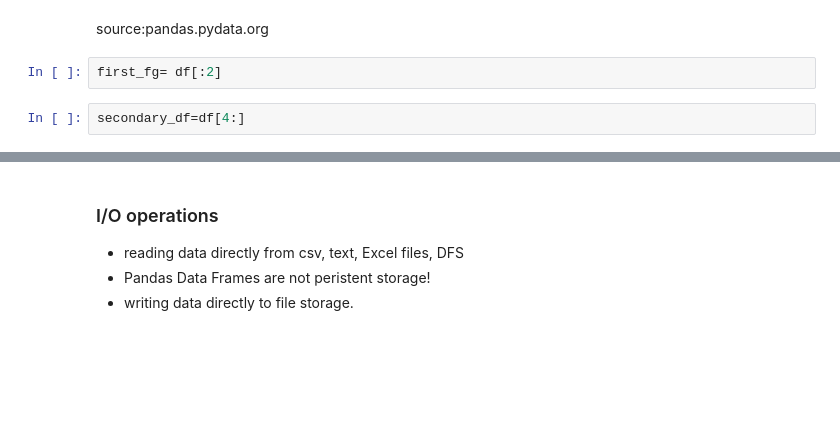
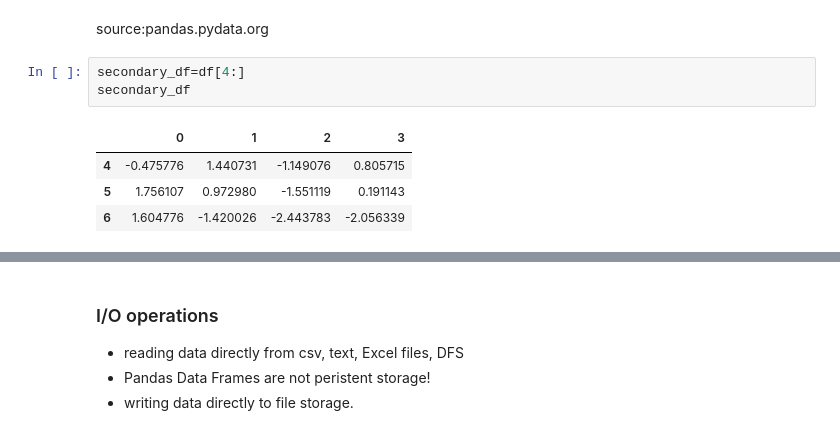
Before and after one commit to raafat-hantoush/IH_RH_DA_FT_MAY_2022, a Jupyter notebook: Class_Materials/Pandas/RH_Pandas_Data_Frame_General-Part_2.ipynb, the cells around one changed output, grey strips where cells are left out. Cells and saved outputs as stored; diff of their text form; blank space fills up the shorter version.

```diff
--- a/Class_Materials/Pandas/RH_Pandas_Data_Frame_General-Part_2.ipynb
+++ b/Class_Materials/Pandas/RH_Pandas_Data_Frame_General-Part_2.ipynb
@@ -869,10 +869,14 @@ Image("res/merging_concat_dict_keys.png")
 [figure]
 # %% [markdown]
 source:pandas.pydata.org
-# %%
-first_fg= df[:2]
 # %%
 secondary_df=df[4:]
+secondary_df
+# %% [output]
+|  | 0 | 1 | 2 | 3 |
+| 4 | -0.475776 | 1.440731 | -1.149076 | 0.805715 |
+| 5 | 1.756107 | 0.972980 | -1.551119 | 0.191143 |
+| 6 | 1.604776 | -1.420026 | -2.443783 | -2.056339 |
 # %%
 print('df = pd.DataFrame(np.random.randn(10, 4))')
 df = pd.DataFrame(np.random.randn(7, 4))
```
Also changed, not shown: parts of 23 cells of this notebook, 2 other files.
